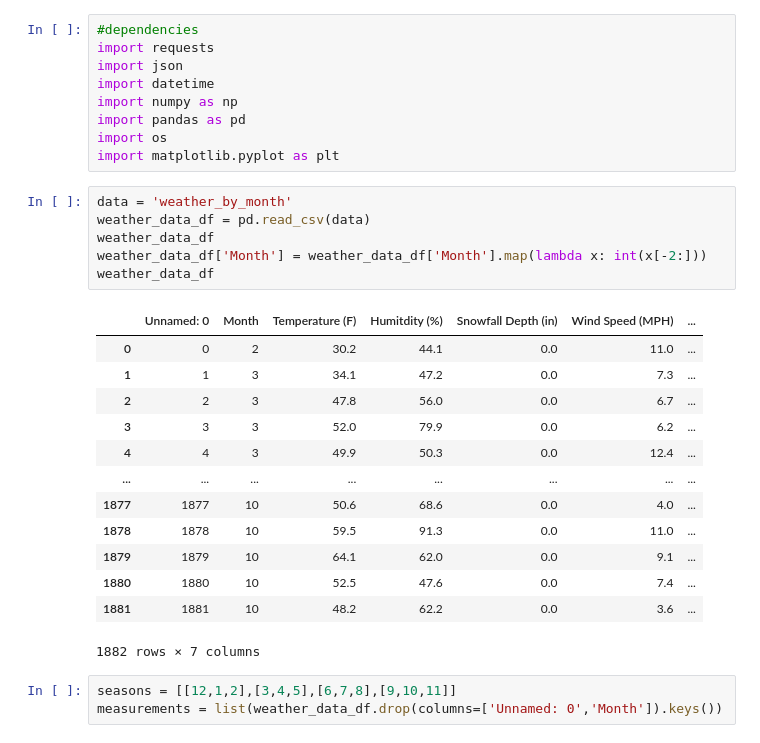
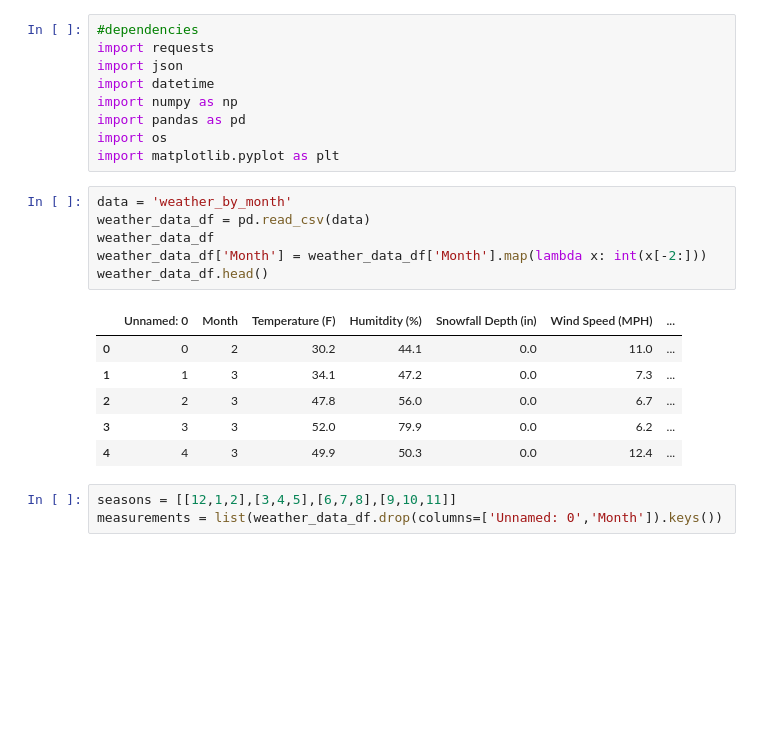
Before and after one commit to Ntorres95/Rideshares_vs_Weather, a Jupyter notebook: weather_by_month_IQR.ipynb, the cells around one changed output. Saved outputs shown, nothing was run; the diff lists cells and outputs as text; blank space fills up the shorter version.

```diff
--- a/weather_by_month_IQR.ipynb
+++ b/weather_by_month_IQR.ipynb
@@ -10,23 +10,16 @@ import matplotlib.pyplot as plt
 # %%
 data = 'weather_by_month'
 weather_data_df = pd.read_csv(data)
 weather_data_df
 weather_data_df['Month'] = weather_data_df['Month'].map(lambda x: int(x[-2:]))
-weather_data_df
+weather_data_df.head()
 # %% [output]
 |  | Unnamed: 0 | Month | Temperature (F) | Humitdity (%) | Snowfall Depth (in) | Wind Speed (MPH) | ... |
 | 0 | 0 | 2 | 30.2 | 44.1 | 0.0 | 11.0 | ... |
 | 1 | 1 | 3 | 34.1 | 47.2 | 0.0 | 7.3 | ... |
 | 2 | 2 | 3 | 47.8 | 56.0 | 0.0 | 6.7 | ... |
 | 3 | 3 | 3 | 52.0 | 79.9 | 0.0 | 6.2 | ... |
 | 4 | 4 | 3 | 49.9 | 50.3 | 0.0 | 12.4 | ... |
-| ... | ... | ... | ... | ... | ... | ... | ... |
-| 1877 | 1877 | 10 | 50.6 | 68.6 | 0.0 | 4.0 | ... |
-| 1878 | 1878 | 10 | 59.5 | 91.3 | 0.0 | 11.0 | ... |
-| 1879 | 1879 | 10 | 64.1 | 62.0 | 0.0 | 9.1 | ... |
-| 1880 | 1880 | 10 | 52.5 | 47.6 | 0.0 | 7.4 | ... |
-| 1881 | 1881 | 10 | 48.2 | 62.2 | 0.0 | 3.6 | ... |
-1882 rows × 7 columns
 # %%
 seasons = [[12,1,2],[3,4,5],[6,7,8],[9,10,11]]
 measurements = list(weather_data_df.drop(columns=['Unnamed: 0','Month']).keys())
```
